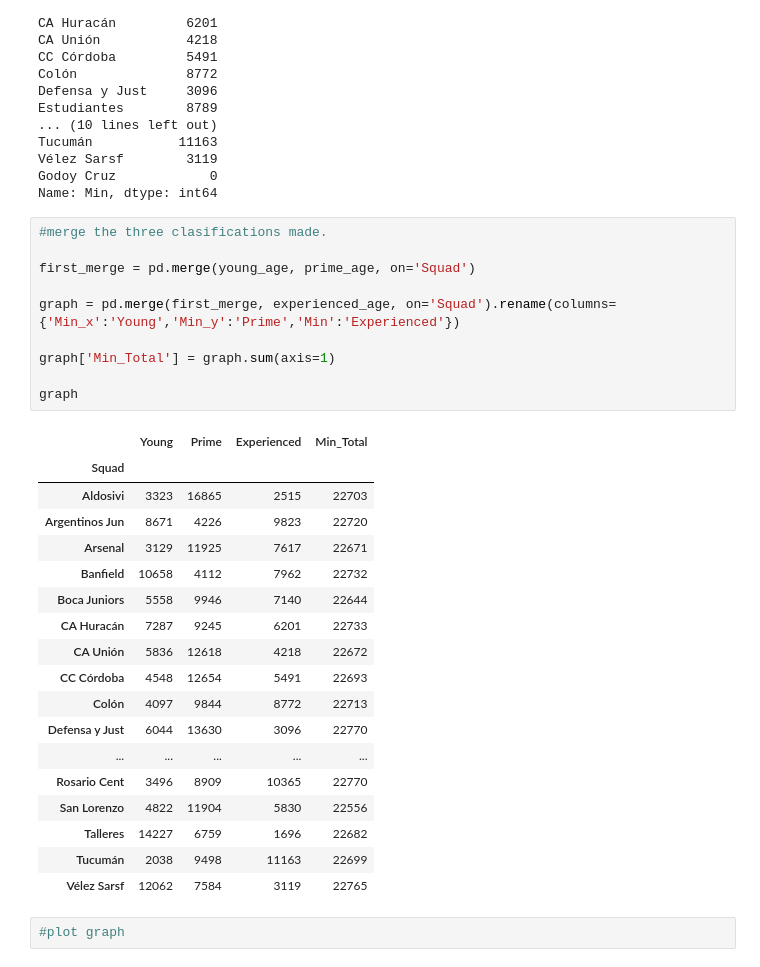
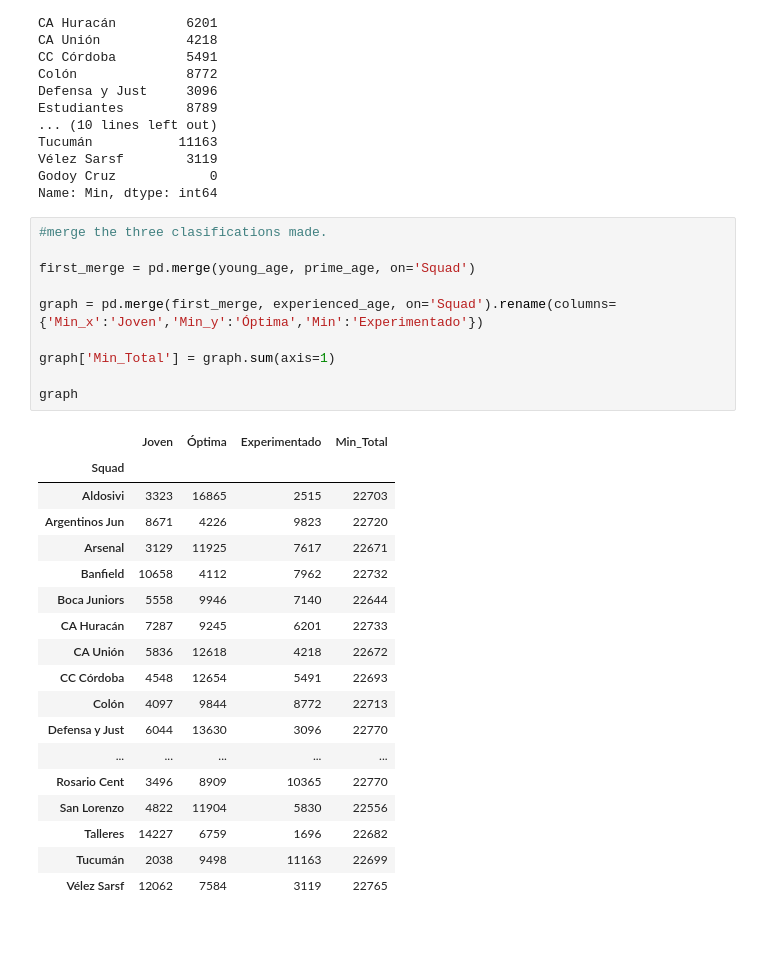
Before and after one commit to rcammi/TimePlayed_Superliga, a Jupyter notebook: analyze_data.ipynb, the cells around one changed output. Drawn from its saved outputs; the diff is of its cells as text; blank space fills up the shorter version.

```diff
--- a/analyze_data.ipynb
+++ b/analyze_data.ipynb
@@ -217,15 +231,15 @@ Name: Min, dtype: int64
 # %%
 #merge the three clasifications made.
 
 first_merge = pd.merge(young_age, prime_age, on='Squad')
 
-graph = pd.merge(first_merge, experienced_age, on='Squad').rename(columns={'Min_x':'Young','Min_y':'Prime','Min':'Experienced'})
+graph = pd.merge(first_merge, experienced_age, on='Squad').rename(columns={'Min_x':'Joven','Min_y':'Óptima','Min':'Experimentado'})
 
 graph['Min_Total'] = graph.sum(axis=1)
 
 graph
 # %% [output]
-|  | Young | Prime | Experienced | Min_Total |
+|  | Joven | Óptima | Experimentado | Min_Total |
 | Squad |  |  |  |  |
 | Aldosivi | 3323 | 16865 | 2515 | 22703 |
 | Argentinos Jun | 8671 | 4226 | 9823 | 22720 |
@@ -243,5 +257,3 @@ graph
 | Talleres | 14227 | 6759 | 1696 | 22682 |
 | Tucumán | 2038 | 9498 | 11163 | 22699 |
 | Vélez Sarsf | 12062 | 7584 | 3119 | 22765 |
-# %%
-#plot graph
```
Also changed, not shown: parts of 3 cells of this notebook.
